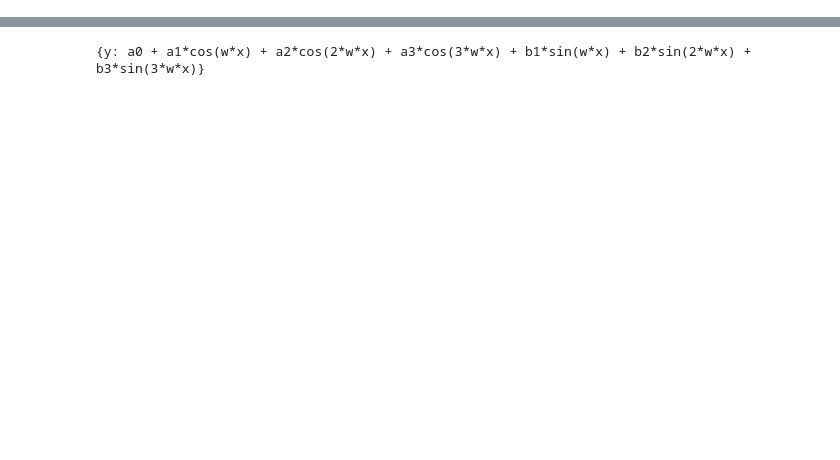
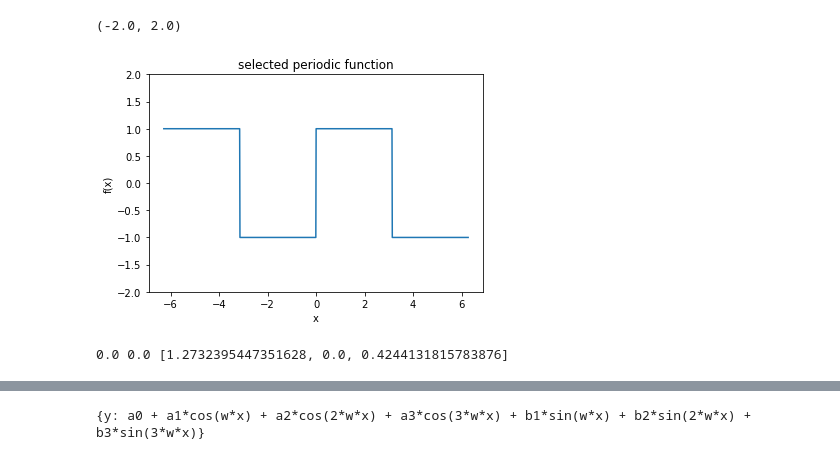
Before and after one commit to CHI-YU-SUNG/ML, a Jupyter notebook: hw2/HW2 .ipynb, the cells around one changed output, grey strips where cells are left out. Saved outputs shown, nothing was run; the diff lists cells and outputs as text; code cells hidden in the pictures; blank space fills up the shorter version.

```diff
--- a/hw2/HW2 .ipynb
+++ b/hw2/HW2 .ipynb
@@ -0,0 +1,53 @@
+# %%
+from scipy import fftpack,signal
+import numpy as np
+import matplotlib.pyplot as plt
+from sklearn.metrics import mean_squared_error
+# generate input signal
+N = 1000
+x = np.linspace(-2*np.pi, 2*np.pi, N, endpoint=False)
+period = 2 * np.pi
+period_count = round((max(x)-min(x))/period)
+Input = signal.square(2*np.pi/period * x)
+
+plt.plot(x, Input)
+plt.title("selected periodic function")
+plt.xlabel("x")
+plt.ylabel("f(x)")
+plt.ylim(-2, 2)
+
+#plt.show()
+# %% [output]
+(-2.0, 2.0)
+[figure, added]
+# %%
+# Define fourier series function
+import numpy as np
+import math
+from scipy import integrate
+import matplotlib.pyplot as plt
+#intergation
+def f(x,n):
+    return  Input[x] * np.cos(2 * np.pi * n * x)
+
+def A0():
+    return sum(Input[:int(N/period_count)])/period
+
+def An(n):
+    """
+    An = np.zeros(n)
+    for i in range(1, n+1):
+        An[i-1], err = integrate.quad(f, 0, period, args = (i)
+    return 2/period* An
+    """
+    return np.zeros(n)
+
+def Bn(n):
+    Bn = []
+    for i in range(1,n+1):
+        Bn.append(2/(np.pi * i)*(1 - np.cos(i * np.pi)))
+    return Bn
+
+print(A0(),An(3)[0],Bn(3))
+# %% [output]
+0.0 0.0 [1.2732395447351628, 0.0, 0.4244131815783876]
```
Also changed, not shown: parts of 9 cells of this notebook, 5 other files.
